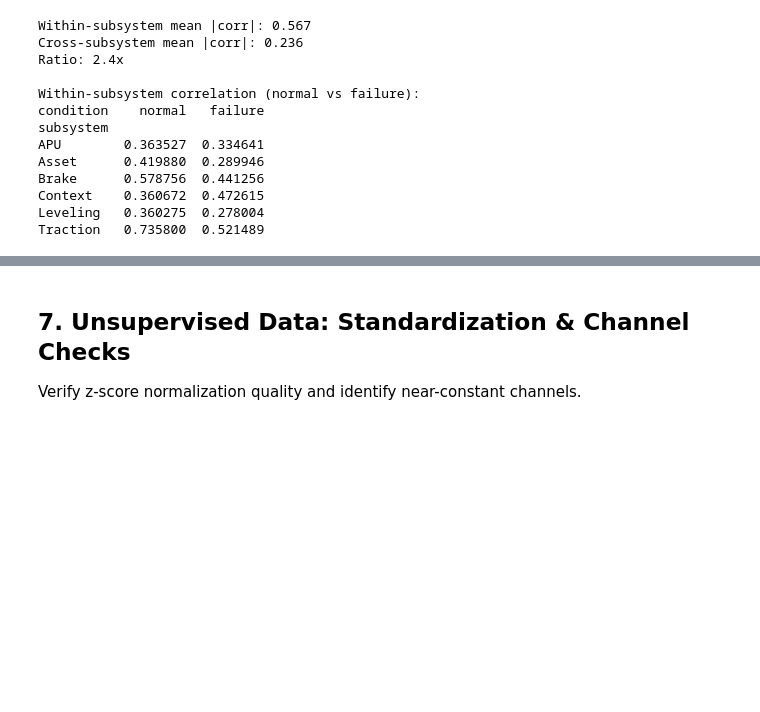
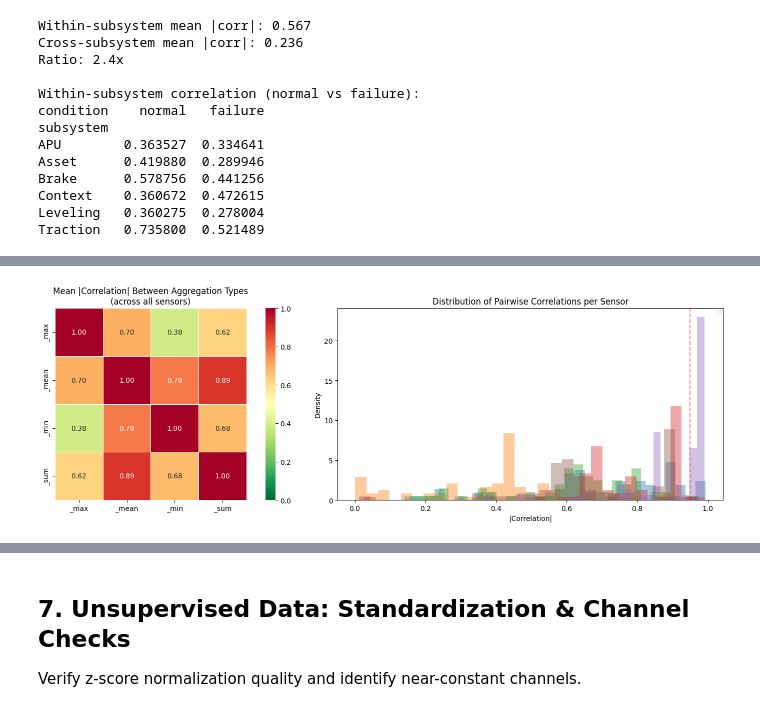
Before and after one commit to Emir515/Kurtulus-thesis, a Jupyter notebook: notebooks/03_dataset_analysis.ipynb, the cells around one changed output, grey strips where cells are left out. Cells and saved outputs as stored; diff of their text form; code cells hidden in the pictures; blank space fills up the shorter version.

```diff
--- a/notebooks/03_dataset_analysis.ipynb
+++ b/notebooks/03_dataset_analysis.ipynb
@@ -740,0 +747,92 @@ Traction   0.735800  0.521489
+# %%
+# ── Aggregation Redundancy Analysis ──
+# For each physical sensor, compute pairwise correlation between its aggregations
+
+SUFFIXES = ['_min', '_max', '_mean', '_sum', '_flips']
+
+# Extract sensor -> list of (suffix, feature_name) mapping
+sensor_aggs = {}
+for f in feature_cols:
+    for suf in SUFFIXES:
+        if f.endswith(suf):
+            sensor = f[:-len(suf)]
+            sensor_aggs.setdefault(sensor, {})[suf] = f
+            break
+
+# Sample data for correlation computation
+sample_n = min(10000, len(rf_feats_all))
+sample = rf_feats_all[feature_cols].sample(sample_n, random_state=42)
+
+# Compute pairwise |correlation| between aggregations for each sensor
+pair_corrs = {}  # (suf1, suf2) -> list of correlations
+for sensor, aggs in sensor_aggs.items():
+    if len(aggs) < 2:
+        continue
+    sufs = sorted(aggs.keys())
+    for i, s1 in enumerate(sufs):
+        for s2 in sufs[i+1:]:
+            r = sample[aggs[s1]].corr(sample[aggs[s2]])
+            pair = (s1, s2)
+            pair_corrs.setdefault(pair, []).append(abs(r))
+
+# Summary table
+print(f'Sensors analyzed: {len(sensor_aggs)}')
+print(f'Sensors with multiple aggregations: {sum(1 for v in sensor_aggs.values() if len(v) >= 2)}')
+print(f'\n{"Pair":<20} {"Mean |r|":>10} {"Median |r|":>12} {"% > 0.95":>10} {"% > 0.80":>10} {"N sensors":>10}')
+print('-' * 75)
+
+import numpy as np
+pair_summary = []
+for (s1, s2), vals in sorted(pair_corrs.items()):
+    vals = np.array(vals)
+    pair_label = f'{s1} vs {s2}'
+    pct_95 = 100 * (vals > 0.95).mean()
+    pct_80 = 100 * (vals > 0.80).mean()
+    print(f'{pair_label:<20} {vals.mean():>10.3f} {np.median(vals):>12.3f} {pct_95:>9.1f}% {pct_80:>9.1f}% {len(vals):>10}')
+    pair_summary.append({
+        'pair': pair_label, 'mean_corr': vals.mean(), 'median_corr': np.median(vals),
+        'pct_above_95': pct_95, 'pct_above_80': pct_80, 'n_sensors': len(vals)
+    })
+
+# Visualize: heatmap of mean correlation between aggregation types
+agg_types = sorted(set(s for pair in pair_corrs.keys() for s in pair))
+corr_matrix = pd.DataFrame(1.0, index=agg_types, columns=agg_types)
+for (s1, s2), vals in pair_corrs.items():
+    corr_matrix.loc[s1, s2] = np.mean(vals)
+    corr_matrix.loc[s2, s1] = np.mean(vals)
+
+fig, axes = plt.subplots(1, 2, figsize=(16, 5))
+
+# Heatmap
+ax = axes[0]
+sns.heatmap(corr_matrix, annot=True, fmt='.2f', cmap='RdYlGn_r', vmin=0, vmax=1,
+            ax=ax, square=True, linewidths=0.5)
+ax.set_title('Mean |Correlation| Between Aggregation Types\n(across all sensors)')
+
+# Distribution of mean vs sum correlation (the most redundant pair)
+ax = axes[1]
+for (s1, s2), vals in sorted(pair_corrs.items()):
+    ax.hist(vals, bins=30, alpha=0.4, label=f'{s1} vs {s2}', density=True)
+ax.set_xlabel('|Correlation|')
+ax.set_ylabel('Density')
+ax.set_title('Distribution of Pairwise Correlations per Sensor')
+ax.legend(fontsize=6, ncol=2)
+ax.axvline(0.95, color='red', linestyle='--', alpha=0.5, label='r=0.95')
+
+plt.tight_layout()
+plt.savefig(os.path.join(OUT_DIR, 'aggregation_redundancy.png'), dpi=150, bbox_inches='tight')
+plt.show()
+
+# Identify which pairs are truly redundant (>95% of sensors have |r| > 0.95)
+print('\n--- REDUNDANCY VERDICT ---')
+for row in pair_summary:
+    if row['pct_above_95'] > 90:
+        status = 'REDUNDANT — drop one'
+    elif row['pct_above_80'] > 80:
+        status = 'HIGHLY CORRELATED — consider dropping'
+    elif row['mean_corr'] > 0.5:
+        status = 'MODERATELY CORRELATED — keep both'
+    else:
+        status = 'INDEPENDENT — keep both'
+    print(f'  {row["pair"]:<20} → {status}')
+# %% [output]
@@ -740,0 +850 @@ Traction   0.735800  0.521489
+[figure, added]
```
Also changed, not shown: parts of 5 cells of this notebook, 2 other files.
